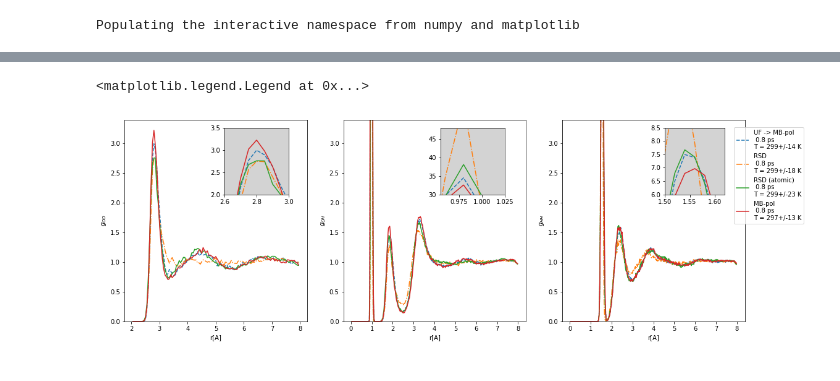
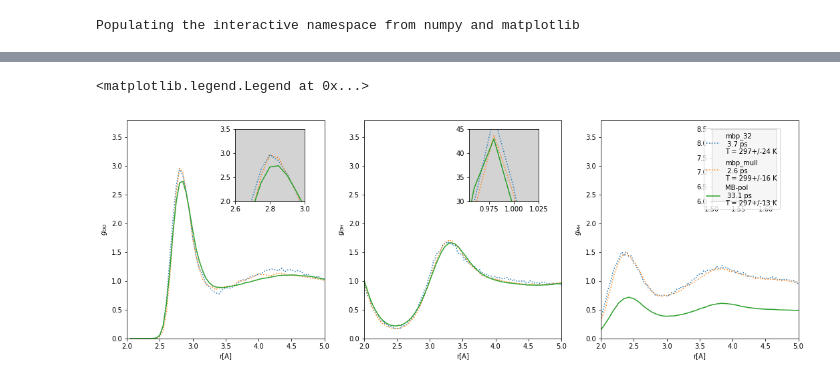
Before and after one commit to semodi/mlcf, a Jupyter notebook: analysis/rdfs.ipynb, the cells around one changed output, grey strips where cells are left out. Saved outputs shown, nothing was run; the diff lists cells and outputs as text; code cells hidden in the pictures.

```diff
--- a/analysis/rdfs.ipynb
+++ b/analysis/rdfs.ipynb
@@ -69,6 +107,11 @@ for p in paths:
 r_hh_list = []
 for p in paths:
     r_hh_list.append(stat.get_rhh(basepath + p, t_equib, dt, dt))
+# %%
+r_oo_list.append(np.genfromtxt('/gpfs/scratch/smdick/new/mbpol_bins/r_oo.bins', delimiter = ','))
+r_oh_list.append(np.genfromtxt('/gpfs/scratch/smdick/new/mbpol_bins/r_oh.bins', delimiter = ','))
+r_hh_list.append(np.genfromtxt('/gpfs/scratch/smdick/new/mbpol_bins/r_hh.bins', delimiter = ','))
+paths.append('../mbpol/nose_128_10')
 # %%
 runtimes = []
 for p in paths:
@@ -92,24 +136,32 @@ T = 299+/-23 K
 T = 297+/-13 K
 # %%
-# labels = ['descriptor', 'mulliken', 'mulliken szp', 'szp uncorrected', 'dzp custom uncorrected', 'mbpol']
+##### labels = ['descriptor', 'mulliken', 'mulliken szp', 'szp uncorrected', 'dzp custom uncorrected', 'mbpol']
 # labels = ['descriptor (sz) 15','descriptor (sz) 10', 'ultra-fast 5','uncorrected sz 5',
 #           'uncorrected sz 10','uncorrected sz 15'
 #           'descriptor (szp) 5', 'descriptor (sz) 5',
 #           'mulliken (szp)', 'mulliken (szp), N = 10','dzp custom']
 # labels = ['N = 5', 'N = 5 (alt)', 'N = 5 (uncorrected)','N = 10','N = 15','N = 1']
-labels = ['N=3','N = 5', 'N = 8', 'N = 10','N = 15','to_mbpol','N = 1','MB-pol']
-labels = ['5','8','10','DFT']
-labels = ['UF -> MB-pol', 'RSD', 'RSD (atomic)', 'MB-pol']
-
+labels = ['n = 5 ','n = 8','n = 10', 'n = $\infty$', 'n = 1']
+# labels = [ 'DFT + MLCF (DM)', 'DFT', 'MB-pol']
+labels = ['dz','dz_32','mbp_32','mbp_mull','MB-pol']
+# labels = ['5','8','10','inf','DFT']
+# labels = ['UF -> MB-pol', 'RSD', 'RSD (atomic)', 'MB-pol']
+# labels = ['5','15','inf','MB-pol']
+# labels = paths + ['MB-pol']
+# labels = ['5','inf','pure','MB-pol']
 # labels = [l[:-len('/md_siesta')] for l in paths]
 # choice = ['descriptor', 'mulliken', 'mbpol', 'dzp custom uncorrected']
 # choice = ['mulliken szp', 'szp uncorrected', 'dzp custom uncorrected']
 # choice = ['descriptor (sz) 15', 'descriptor (sz) 10', 'descriptor (sz) 5', 'dzp custom']
 # choice = np.array(labels)[[-3,-2,-1]]
 # choice = np.array(labels)[[1,2,3,6]]
+# choice =  ['5','inf','pure']
+# choice = np.array(labels)[[0, 1, 3, 4]]
+# choice = ['n = 5 ','n = 8','n = 10', 'n = $\\inf$', 'n = 1']
+# choice = [ 'DFT + MLCF (DM)','skip', 'DFT','MB-pol']
 choice = labels
-# choice = labels
-styles = ['--','-.','-','-', '-','-','-','-','-','-','-','-']
+choice = ['mbp_32','mbp_mull', 'MB-pol']
+styles = ['--','-.',':',':','-','-']
 figure(figsize = (18,6))
 bins1 = np.arange(2,8,0.05)[1:]
 bins2 = np.arange(0,8,0.02)[1:]
@@ -122,41 +174,45 @@ insets = [[.25, .6, .08, .25], [.52, .6, .08, .25],[.8, .6, .075, .25]]
 # insets_xlims = [[2.7,2.9], [0.975,1.025], [1.52,1.63]]
 # insets_ylims = [[2.7,3.1], [25,38], [6,7.25]]
 insets_xlims = [[2.6,3.0], [0.955,1.025], [1.5,1.62]]
-insets_ylims = [[2.0,3.5], [30,48], [6,8.5]]
-max_t = min([len(data) for data in r_oo_list])
-# max_t = 12000
+insets_ylims = [[2.0,3.5], [30,45], [6,8.5]]
+max_t = max([len(data) for data in r_oo_list])
+# max_t = 600
 
 for i, [data,bins,div, t, inset, xl, yl] in enumerate(zip([r_oo_list, r_oh_list, r_hh_list],
                                         [bins1,bins2,bins2],
-                                        [1,4,2],
+                                        [1,4,4],
                                         ['OO', 'OH', 'HH'],
                                          insets, insets_xlims, insets_ylims)):
-
+#     if i == 2: max_t = 1000000
     subplot(1,3,i+1)
 
     for r_oo, l, rt, s in zip(data, labels, runtimes, styles):
         if l in choice:
             plot(bins, (np.mean(r_oo[:max_t], axis = 0)/div), label = l +'\n {:.1f} ps'.format(rt), ls = s)
 
-    ylim(0,3.4)
-#     xlim(1,8)
+    ylim(0,3.8)
+    xlim(2,5)
     xlabel('r[A]')
     ylabel('$g_{' + t + '}$' )
 #     legend()
     if i > -1:
         axes(inset, facecolor = 'lightgray')
     #     xticks([])
     #     yticks([])
         for r_oo, l, rt, s, log in zip(data, labels, runtimes, styles, logs):
             if l in choice:
                 plot(bins, np.mean(r_oo[:max_t], axis = 0)/div,
-                     label = l +'\n {:.1f} ps'.format((max_t * dt)/2000) + '\nT = {:.0f}+/-{:.0f} K'.format(log['T[K]'].mean(), log['T[K]'].std()),
+                     label = l +'\n {:.1f} ps'.format(min(len(r_oo)*dt/2000,(max_t * dt)/2000)) + '\nT = {:.0f}+/-{:.0f} K'.format(log['T[K]'].mean(), log['T[K]'].std()),
+#                       label = l ,
+#                      label = l +'\n {:.1f} ps'.format(min(len(r_oo)*dt/2000,
+#                     (max_t * dt)/2000)) + '\nT = {:.0f}+/-{:.0f} K'.format(log['T[K]'].mean(), log['T[K]'].std()),
+
                      ls = s)
         xlim(*xl)
         ylim(*yl)
 legend(bbox_to_anchor=(1.1, 1.05))
-# savefig('../figs/rdfs_uftombpol.eps')
-# savefig('../figs/rdfs_uftombpol.pdf')
+# savefig('../figs/rdfs_uftodztombp.eps', bbox_inches = 'tight')
+# savefig('../figs/rdfs_uftodztombp.pdf', bbox_inches = 'tight')
 # %% [output]
 <matplotlib.legend.Legend at 0x...>
-[figure, old version]
+[figure, new version]
```
Also changed, not shown: parts of 5 cells of this notebook, 2 other files.
